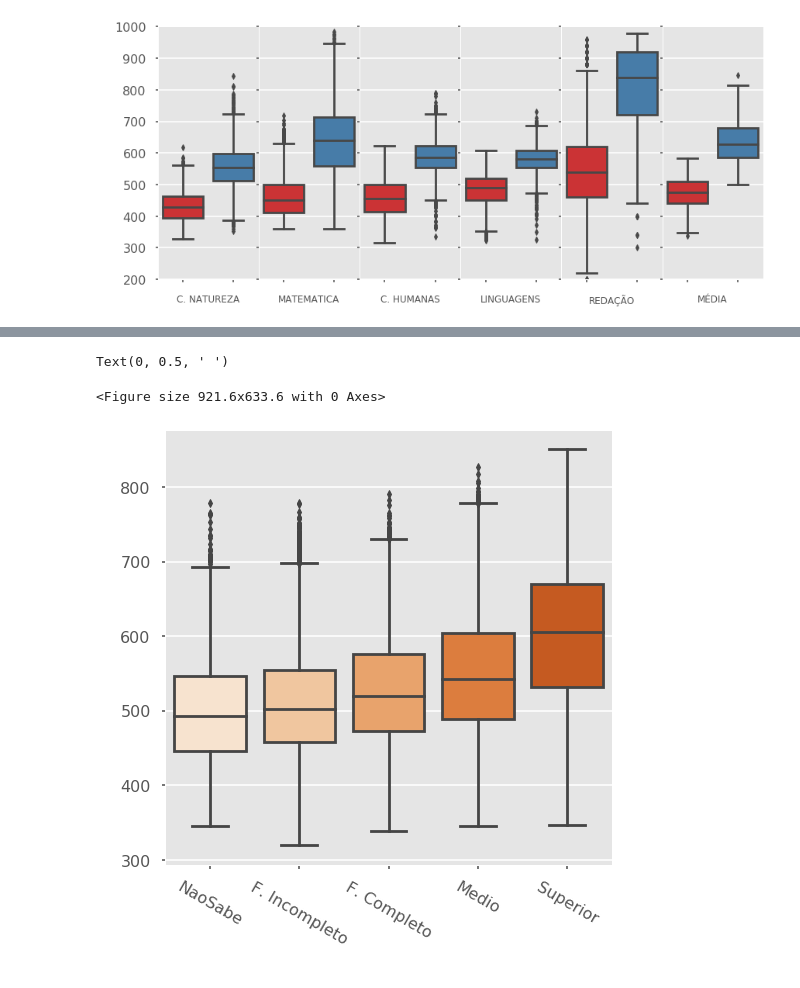
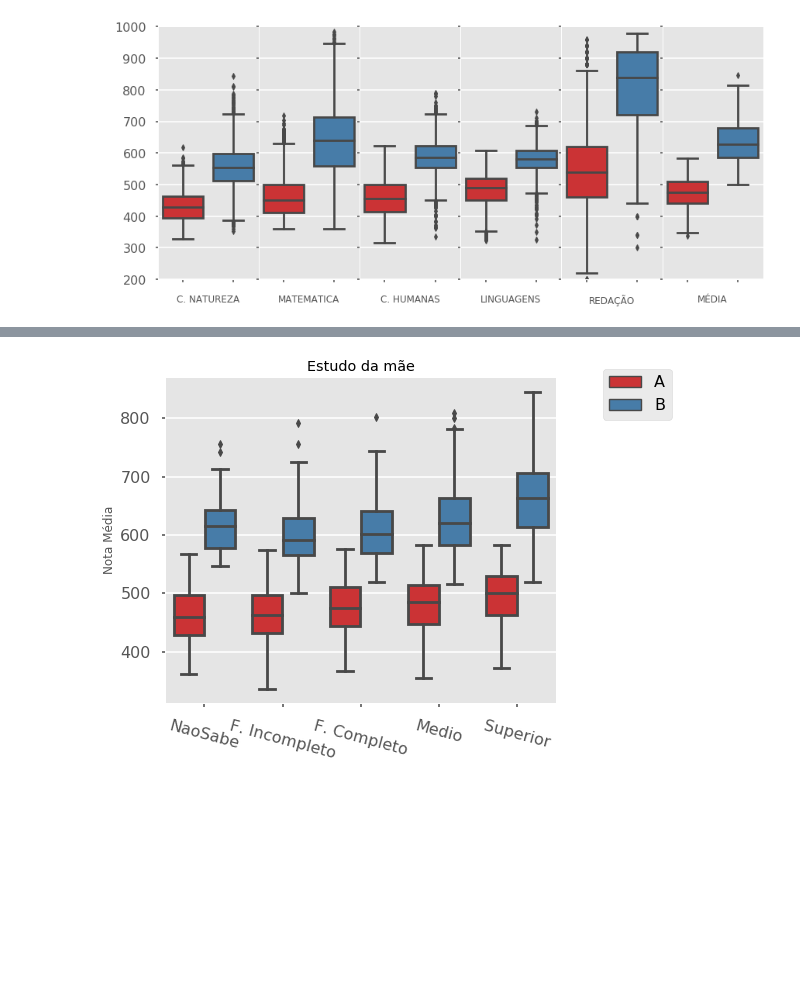
Before and after one commit to vinnyalvs/MineracaoDadosEnemTeresina, a Jupyter notebook: Resultados.ipynb, the cells around one changed output, grey strips where cells are left out. Cells and saved outputs as stored; diff of their text form; code cells hidden in the pictures; blank space fills up the shorter version.

```diff
--- a/Resultados.ipynb
+++ b/Resultados.ipynb
@@ -35,6 +26,15 @@ sns.palplot(sns.color_palette("Set1"))
 sns.set_palette(sns.color_palette("Set1"))
 # %% [output]
 [figure]
+# %%
+clusterOrder = ['A','B']
+clusterOrderLabels = ['Cluster A','Cluster B']
+
+
+dadosEnem['Cluster'].replace(to_replace =[1], value =clusterOrder[0],inplace=True)
+dadosEnem['Cluster'].replace(to_replace =[0], value =clusterOrder[1],inplace=True)
+# Por convenção vou deixar o B como o cluster de "Notas Altas", mas o algoritmo de clusterização nem sempre salva
+# o cluster 1 como o de notas altas, então pode ser necessário trocar a ordem
 # %%
 fig, ax = plt.subplots(figsize=(8, 8))
 
@@ -266,5 +147,8 @@ my_pal = [(0.9575547866205305, 0.9575547866205305, 0.9575547866205305),
 # %%
-dadosEnem['Cluster'].replace(to_replace =[0], value ='B',inplace=True)
-dadosEnem['Cluster'].replace(to_replace =[1], value ='A',inplace=True)
-dadosEnem
+#atenção a clusterOrder
+
+print(clusterOrderLabels)
+
+dadosEnem['Cluster'].replace(to_replace =[0], value =clusterOrder[0],inplace=True)
+dadosEnem['Cluster'].replace(to_replace =[1], value =clusterOrder[1],inplace=True)
 # %% [output]
@@ -343,18 +251,13 @@ Notas Custer B 638.6
 # %%
-sns.set_palette(sns.color_palette("Oranges"))
-area = plt.figure()
-
-
-area.tight_layout(pad=10)
-
-
-fig, ax = plt.subplots(figsize=(8, 8))
-G = sns.boxplot(x="Q002", y="mediaNota", data=dadosEnem, order=['NaoSabe','FundamentalIncompleto','FundamentalCompleto','Medio','Superior'])
-G.set_xticklabels(G.get_xticklabels(),rotation=-30)
+fig, ax = plt.subplots(figsize=(7, 6))
+df = dadosEnem
+G = sns.boxplot(x="Q002", y="mediaNota", data=df, hue="Cluster", order=['NaoSabe','FundamentalIncompleto','FundamentalCompleto','Medio','Superior'])
+G.set_xticklabels(G.get_xticklabels(),rotation=-15)
 G.set_xticklabels(['NaoSabe','F. Incompleto','F. Completo','Medio','Superior'])
 G.set_xlabel(" ")
-G.set_ylabel(" ")
+G.set_ylabel("Nota Média")
+G.set_title("Estudo da mãe")
+G.figure.savefig("Gráficos/EstudoMãe_perCluster")
+legend = G.legend(bbox_to_anchor=(1.1, 1.05))
 # %% [output]
-Text(0, 0.5, ' ')
-<Figure size 921.6x633.6 with 0 Axes>
-[figure, old version]
+[figure, new version]
```
Also changed, not shown: parts of 32 cells of this notebook, 17 other files.
